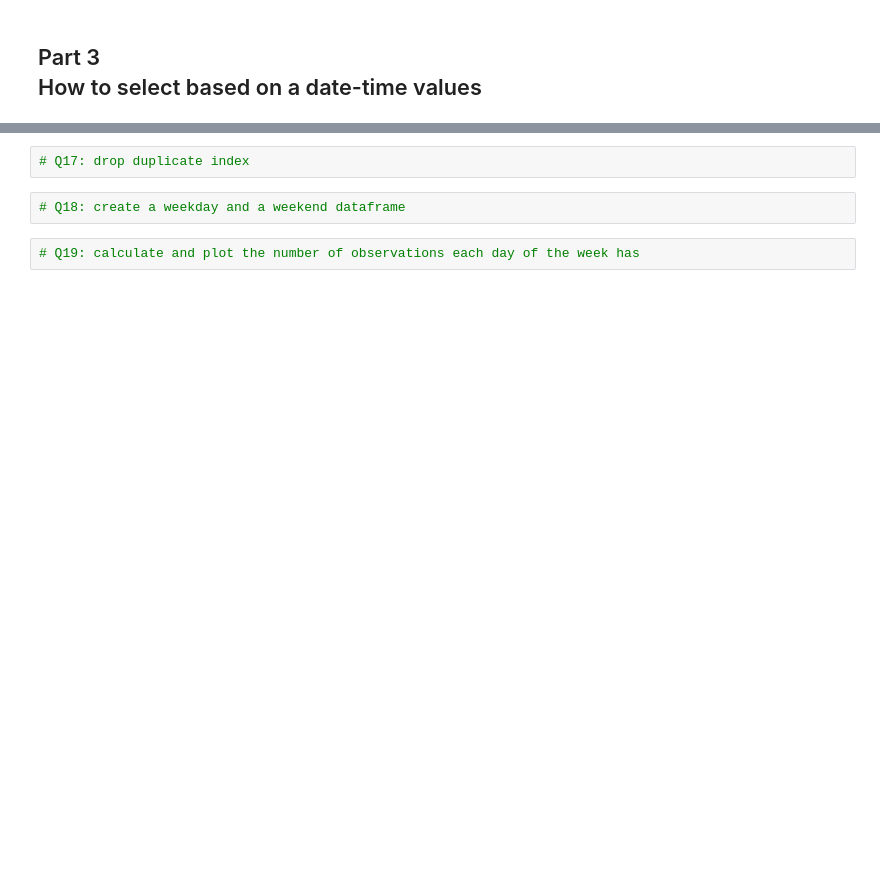
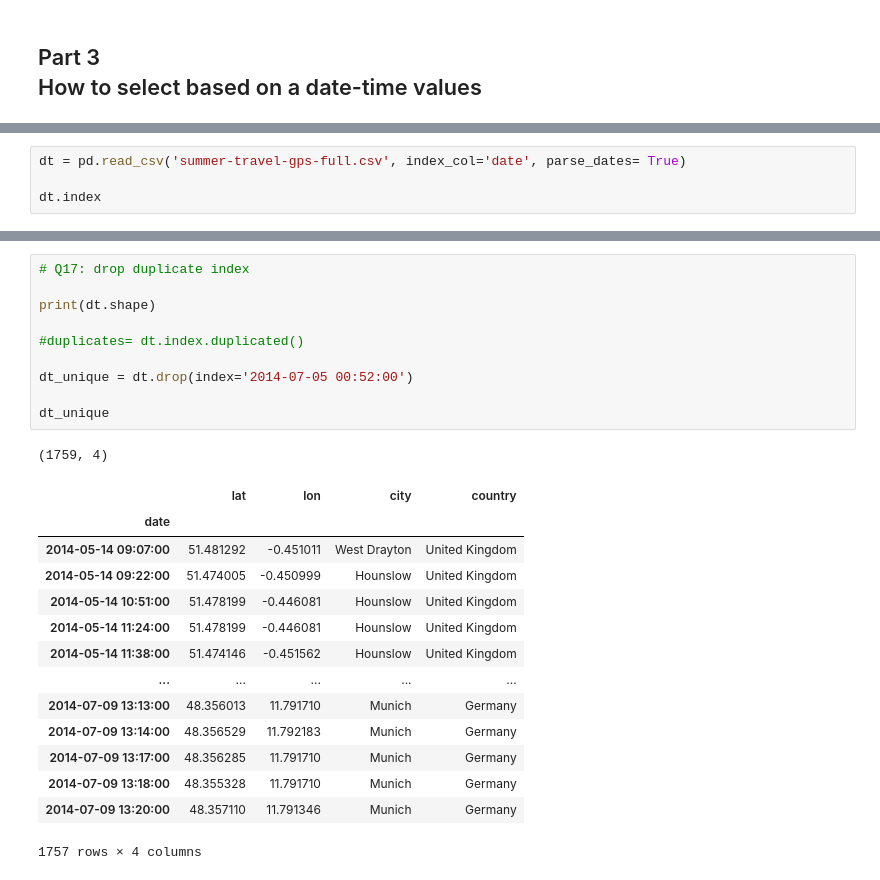
Before and after one commit to qszhao/PTUA2023, a Jupyter notebook: Lab05/Lab05_Pandas.ipynb, the cells around one changed output, grey strips where cells are left out. Cells and saved outputs as stored; diff of their text form; blank space fills up the shorter version.

```diff
--- a/Lab05/Lab05_Pandas.ipynb
+++ b/Lab05/Lab05_Pandas.ipynb
@@ -88,3 +250,7 @@ dt.head()
 | 2014-05-14 10:51:00 | 51.478199 | -0.446081 | Hounslow | United Kingdom |
 | 2014-05-14 11:24:00 | 51.478199 | -0.446081 | Hounslow | United Kingdom |
 | 2014-05-14 11:38:00 | 51.474146 | -0.451562 | Hounslow | United Kingdom |
+# %%
+dt = pd.read_csv('summer-travel-gps-full.csv', index_col='date', parse_dates= True)
+
+dt.index
@@ -93,6 +281,26 @@ dt.head()
-# %%
-# Q17: drop duplicate index
-# %%
-# Q18: create a weekday and a weekend dataframe
-# %%
-# Q19: calculate and plot the number of observations each day of the week has
+# %%
+# Q17: drop duplicate index
+
+print(dt.shape)
+
+#duplicates= dt.index.duplicated()
+
+dt_unique = dt.drop(index='2014-07-05 00:52:00')
+
+dt_unique
+# %% [output]
+(1759, 4)
+|  | lat | lon | city | country |
+| date |  |  |  |  |
+| 2014-05-14 09:07:00 | 51.481292 | -0.451011 | West Drayton | United Kingdom |
+| 2014-05-14 09:22:00 | 51.474005 | -0.450999 | Hounslow | United Kingdom |
+| 2014-05-14 10:51:00 | 51.478199 | -0.446081 | Hounslow | United Kingdom |
+| 2014-05-14 11:24:00 | 51.478199 | -0.446081 | Hounslow | United Kingdom |
+| 2014-05-14 11:38:00 | 51.474146 | -0.451562 | Hounslow | United Kingdom |
+| ... | ... | ... | ... | ... |
+| 2014-07-09 13:13:00 | 48.356013 | 11.791710 | Munich | Germany |
+| 2014-07-09 13:14:00 | 48.356529 | 11.792183 | Munich | Germany |
+| 2014-07-09 13:17:00 | 48.356285 | 11.791710 | Munich | Germany |
+| 2014-07-09 13:18:00 | 48.355328 | 11.791710 | Munich | Germany |
+| 2014-07-09 13:20:00 | 48.357110 | 11.791346 | Munich | Germany |
+1757 rows × 4 columns
```
Also changed, not shown: parts of 22 cells of this notebook.
